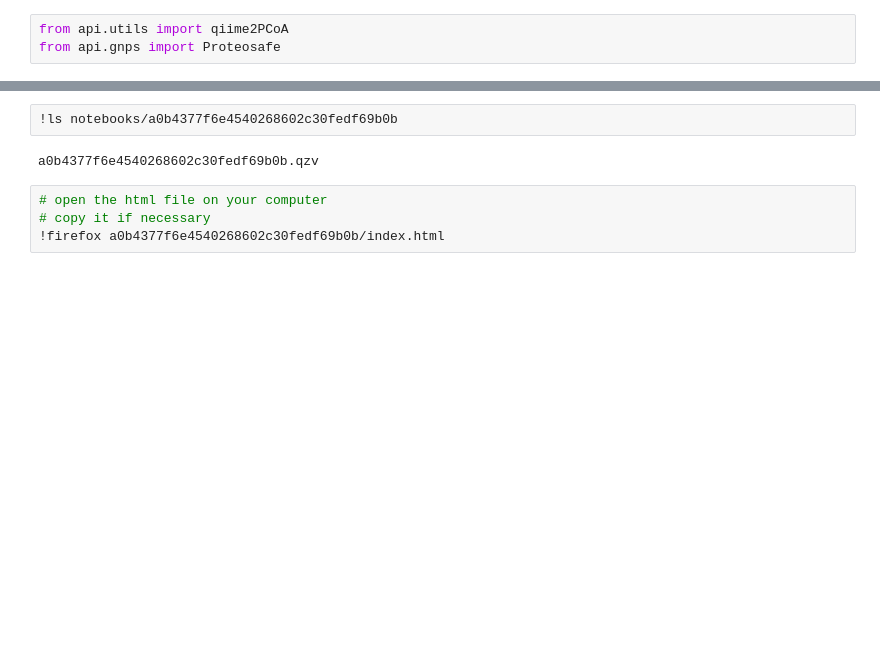
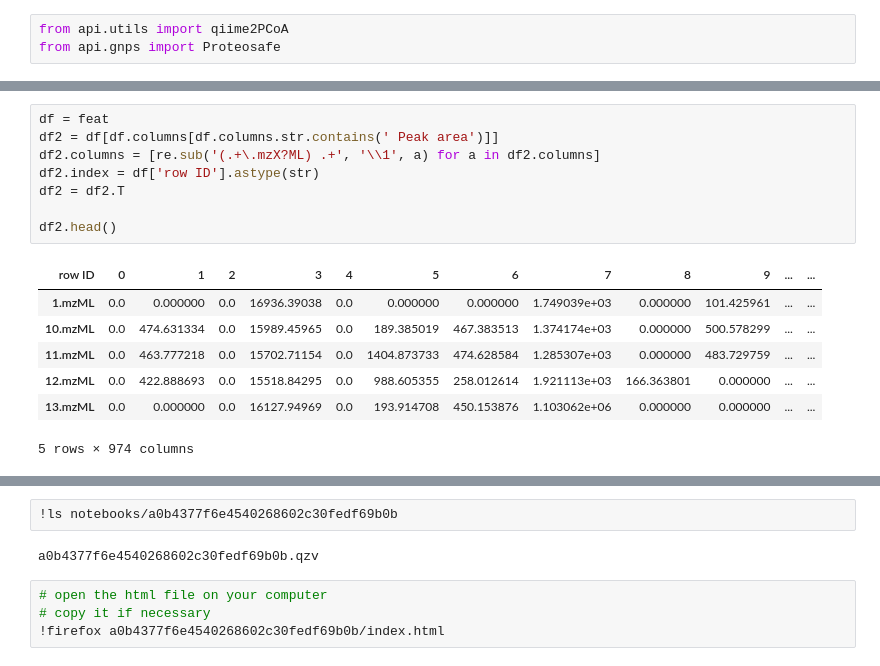
Before and after one commit to computational-chemical-biology/ClusterApp, a Jupyter notebook: notebooks/pcoa.ipynb, the cells around one changed output, grey strips where cells are left out. Drawn from its saved outputs; the diff is of its cells as text; blank space fills up the shorter version.

```diff
--- a/notebooks/pcoa.ipynb
+++ b/notebooks/pcoa.ipynb
@@ -40,0 +247,16 @@ pcoa_obj.visualization.save(pcoa_file)
+# %%
+df = feat
+df2 = df[df.columns[df.columns.str.contains(' Peak area')]]
+df2.columns = [re.sub('(.+\.mzX?ML) .+', '\\1', a) for a in df2.columns]
+df2.index = df['row ID'].astype(str)
+df2 = df2.T
+
+df2.head()
+# %% [output]
+| row ID | 0 | 1 | 2 | 3 | 4 | 5 | 6 | 7 | 8 | 9 | ... | ... |
+| 1.mzML | 0.0 | 0.000000 | 0.0 | 16936.39038 | 0.0 | 0.000000 | 0.000000 | 1.749039e+03 | 0.000000 | 101.425961 | ... | ... |
+| 10.mzML | 0.0 | 474.631334 | 0.0 | 15989.45965 | 0.0 | 189.385019 | 467.383513 | 1.374174e+03 | 0.000000 | 500.578299 | ... | ... |
+| 11.mzML | 0.0 | 463.777218 | 0.0 | 15702.71154 | 0.0 | 1404.873733 | 474.628584 | 1.285307e+03 | 0.000000 | 483.729759 | ... | ... |
+| 12.mzML | 0.0 | 422.888693 | 0.0 | 15518.84295 | 0.0 | 988.605355 | 258.012614 | 1.921113e+03 | 166.363801 | 0.000000 | ... | ... |
+| 13.mzML | 0.0 | 0.000000 | 0.0 | 16127.94969 | 0.0 | 193.914708 | 450.153876 | 1.103062e+06 | 0.000000 | 0.000000 | ... | ... |
+5 rows × 974 columns
```
Also changed, not shown: parts of 27 cells of this notebook.
